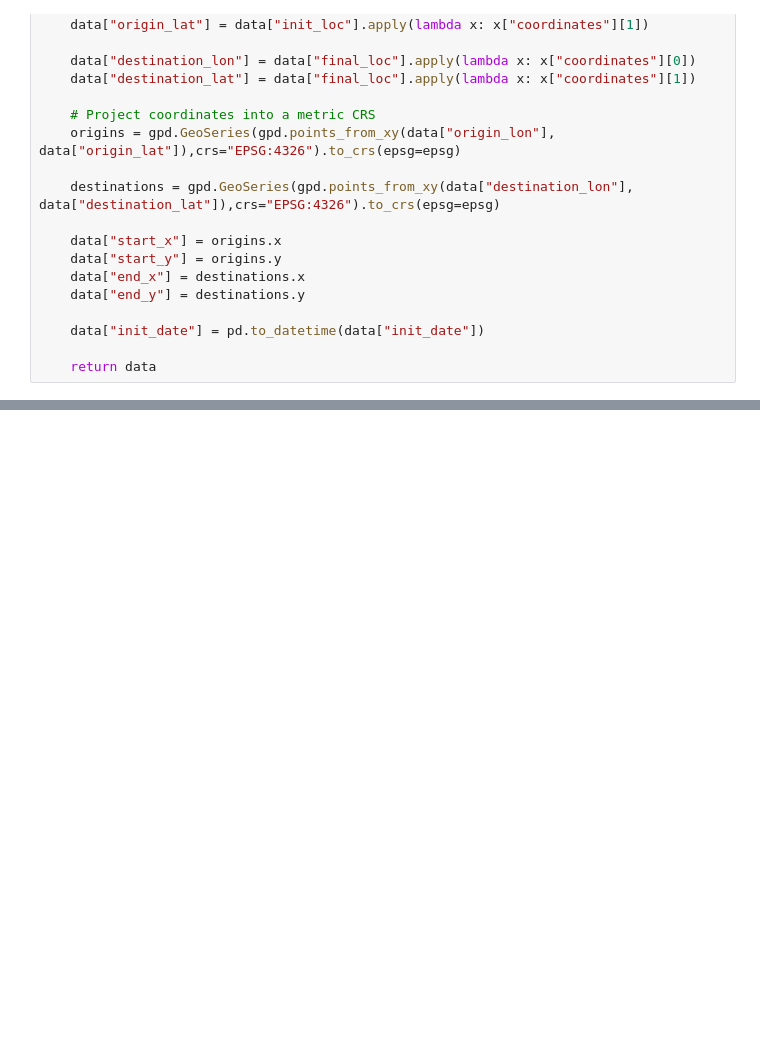
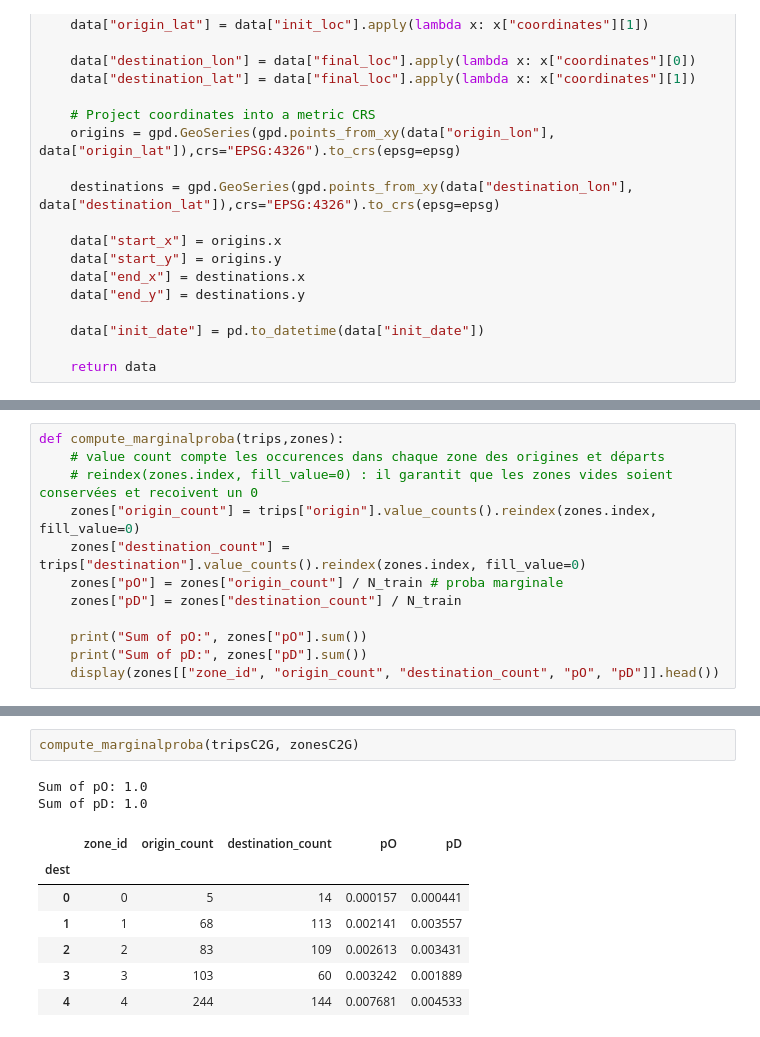
Before and after one commit to Bonbia/ICT4SM, a Jupyter notebook: TP2/Lab2Mathilde.ipynb, the cells around one changed output, grey strips where cells are left out. Cells and saved outputs as stored; diff of their text form; blank space fills up the shorter version.

```diff
--- a/TP2/Lab2Mathilde.ipynb
+++ b/TP2/Lab2Mathilde.ipynb
@@ -354,0 +427,12 @@ def make_od_grid(data, h=1000):
+# %%
+def compute_marginalproba(trips,zones):
+    # value count compte les occurences dans chaque zone des origines et départs
+    # reindex(zones.index, fill_value=0) : il garantit que les zones vides soient conservées et recoivent un 0
+    zones["origin_count"] = trips["origin"].value_counts().reindex(zones.index, fill_value=0)
+    zones["destination_count"] = trips["destination"].value_counts().reindex(zones.index, fill_value=0)
+    zones["pO"] = zones["origin_count"] / N_train # proba marginale
+    zones["pD"] = zones["destination_count"] / N_train
+
+    print("Sum of pO:", zones["pO"].sum())
+    print("Sum of pD:", zones["pD"].sum())
+    display(zones[["zone_id", "origin_count", "destination_count", "pO", "pD"]].head())
@@ -485,0 +637,12 @@ Bien vérifier normalisation et les différents types de matrices
+# %%
+compute_marginalproba(tripsC2G, zonesC2G)
+# %% [output]
+Sum of pO: 1.0
+Sum of pD: 1.0
+|  | zone_id | origin_count | destination_count | pO | pD |
+| dest |  |  |  |  |  |
+| 0 | 0 | 5 | 14 | 0.000157 | 0.000441 |
+| 1 | 1 | 68 | 113 | 0.002141 | 0.003557 |
+| 2 | 2 | 83 | 109 | 0.002613 | 0.003431 |
+| 3 | 3 | 103 | 60 | 0.003242 | 0.001889 |
+| 4 | 4 | 244 | 144 | 0.007681 | 0.004533 |
```
Also changed, not shown: parts of 23 cells of this notebook.
